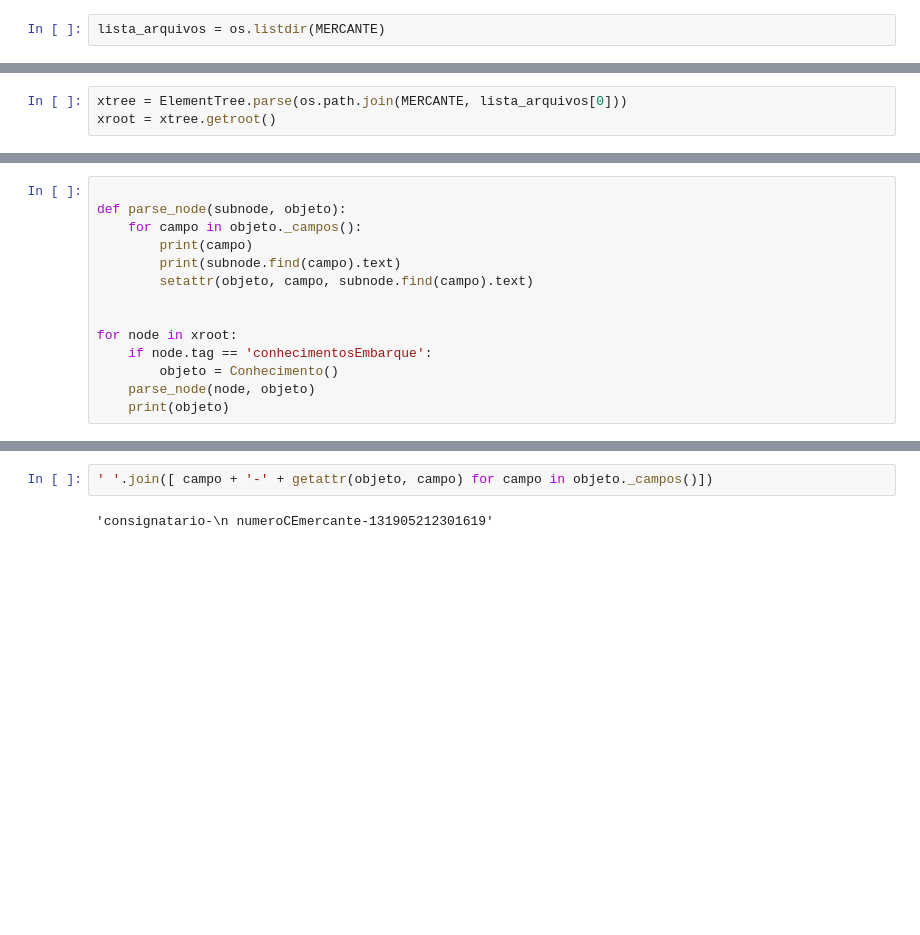
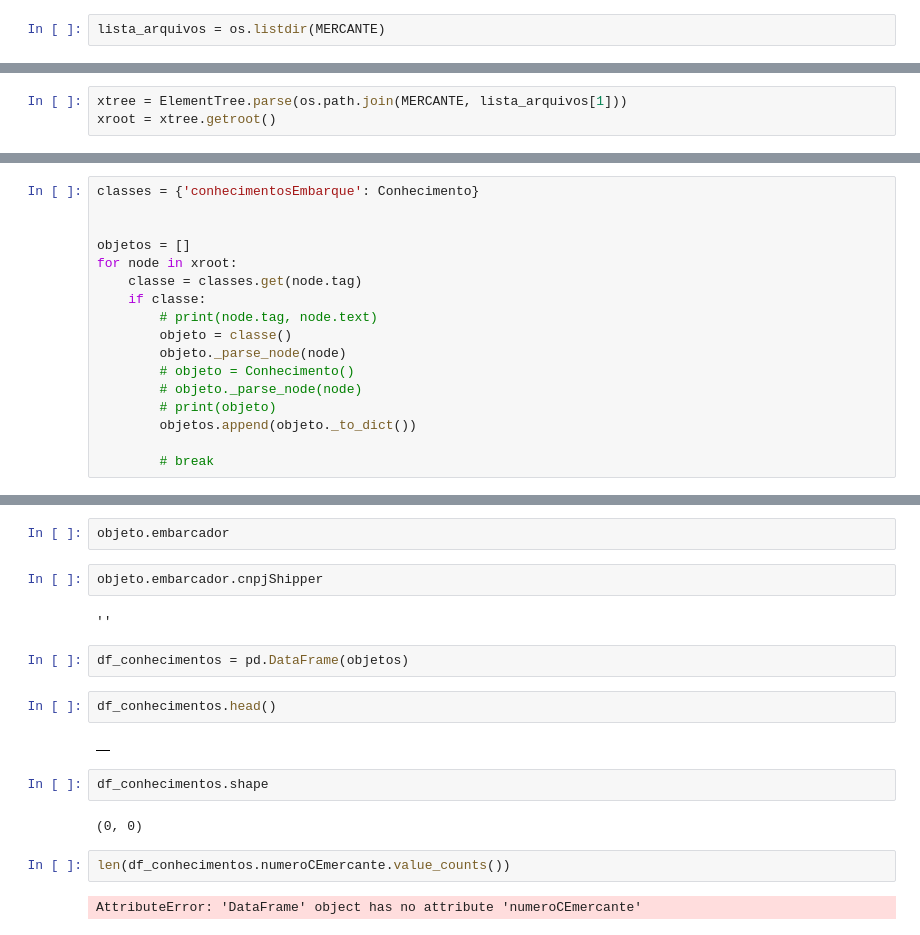
Before and after one commit to williansnogueira/ajna_api, a Jupyter notebook: notebooks/Explorar mercante.ipynb, the cells around one changed output, grey strips where cells are left out. Saved outputs shown, nothing was run; the diff lists cells and outputs as text; blank space fills up the shorter version.

Commit message:
Integração XML Mercante

```diff
--- a/notebooks/Explorar mercante.ipynb
+++ b/notebooks/Explorar mercante.ipynb
@@ -15,5 +19,5 @@ with open(os.path.join(MERCANTE, lista_arquivos[0])) as file0:
 # %%
-xtree = ElementTree.parse(os.path.join(MERCANTE, lista_arquivos[0]))
+xtree = ElementTree.parse(os.path.join(MERCANTE, lista_arquivos[1]))
 xroot = xtree.getroot()
 # %%
 print(xroot)
@@ -63,14 +171,0 @@ Conhecimento()._campos()
-# %%
-
-def parse_node(subnode, objeto):
-    for campo in objeto._campos():
-        print(campo)
-        print(subnode.find(campo).text)
-        setattr(objeto, campo, subnode.find(campo).text)
-
-
-for node in xroot:
-    if node.tag == 'conhecimentosEmbarque':
-        objeto = Conhecimento()
-    parse_node(node, objeto)
-    print(objeto)
@@ -92,3 +172,20 @@ consignatario-
+# %%
+classes = {'conhecimentosEmbarque': Conhecimento}
+
+
+objetos = []
+for node in xroot:
+    classe = classes.get(node.tag)
+    if classe:
+        # print(node.tag, node.text)
+        objeto = classe()
+        objeto._parse_node(node)
+        # objeto = Conhecimento()
+        # objeto._parse_node(node)
+        # print(objeto)
+        objetos.append(objeto._to_dict())
+
+        # break
 # %%
 [(campo, getattr(objeto, campo)) for campo in objeto._campos()]
 # %% [output]
@@ -96,4 +207,20 @@ consignatario-
-# %%
-' '.join([ campo + '-' + getattr(objeto, campo) for campo in objeto._campos()])
-# %% [output]
-'consignatario-\n numeroCEmercante-131905212301619'
+# %%
+objeto.embarcador
+# %%
+objeto.embarcador.cnpjShipper
+# %% [output]
+''
+# %%
+df_conhecimentos = pd.DataFrame(objetos)
+# %%
+df_conhecimentos.head()
+# %% [output]
+|  |
+# %%
+df_conhecimentos.shape
+# %% [output]
+(0, 0)
+# %%
+len(df_conhecimentos.numeroCEmercante.value_counts())
+# %% [output]
+AttributeError: 'DataFrame' object has no attribute 'numeroCEmercante'
```
Also changed, not shown: parts of 12 cells of this notebook, 2 other files.
